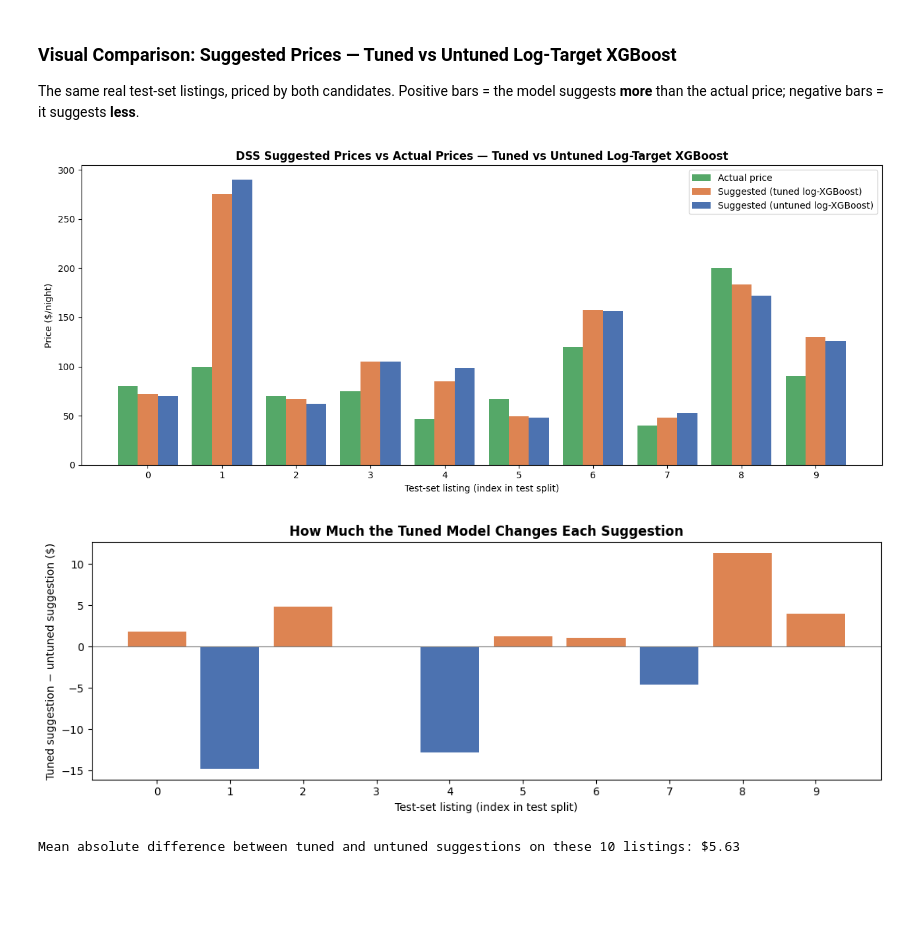
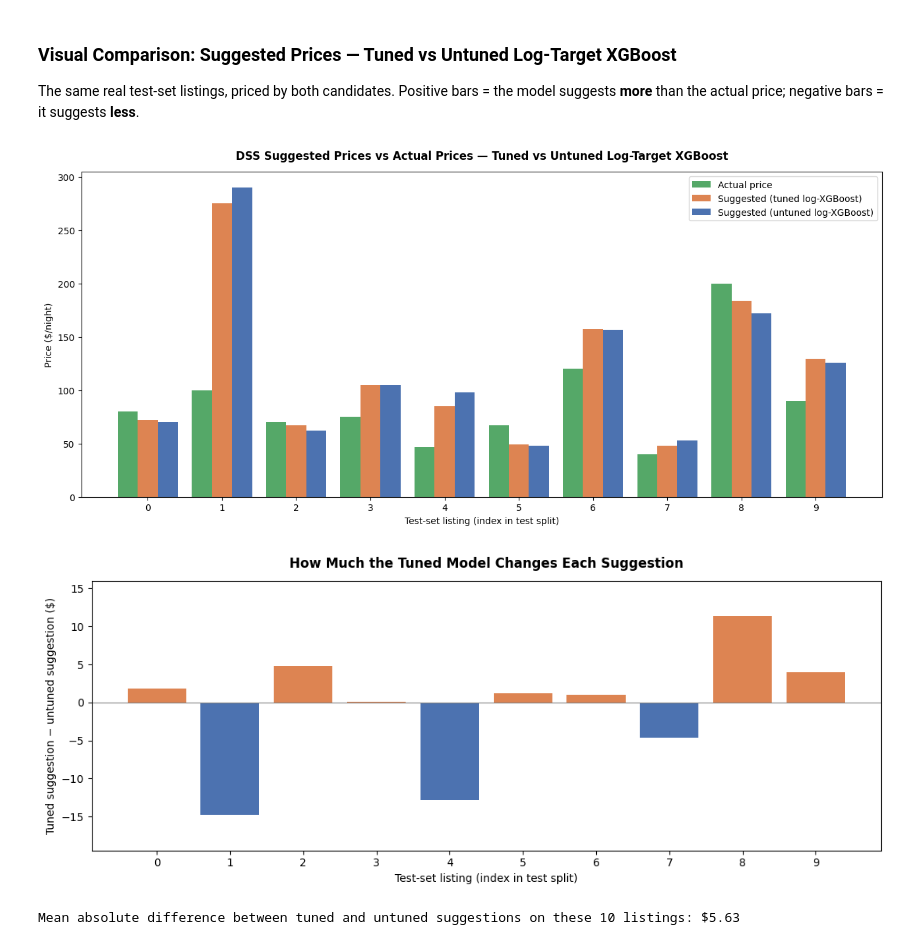
Before and after one commit to Messiri4/Airbnb_Predictor, a Jupyter notebook: Airbnb_Price_Prediction_updated.ipynb, the cells around one changed output. Drawn from its saved outputs; the diff is of its cells as text; code cells hidden in the pictures; blank space fills up the shorter version.

```diff
--- a/Airbnb_Price_Prediction_updated.ipynb
+++ b/Airbnb_Price_Prediction_updated.ipynb
@@ -1155,37 +1154,38 @@ plot_df = pd.DataFrame({
     'Actual': sample['Actual Price'].to_numpy(),
     'Tuned suggestion': sample['Suggested (tuned)'].to_numpy(),
     'Untuned suggestion': untuned_suggestions
 })
 
-fig, ax = plt.subplots(figsize=(13, 5.5))
+fig, ax = plt.subplots(figsize=(13, 6))
 x = np.arange(N)
 w = 0.27
 ax.bar(x - w, plot_df['Actual'], w, label='Actual price', color='#55a868')
 ax.bar(x,     plot_df['Tuned suggestion'], w, label='Suggested (tuned log-XGBoost)', color='#dd8452')
 ax.bar(x + w, plot_df['Untuned suggestion'], w, label='Suggested (untuned log-XGBoost)', color='#4c72b0')
 ax.set_xticks(x)
 ax.set_xlabel('Test-set listing (index in test split)')
 ax.set_ylabel('Price ($/night)')
-ax.set_title('DSS Suggested Prices vs Actual Prices — Tuned vs Untuned Log-Target XGBoost', fontweight='bold')
+ax.set_title('DSS Suggested Prices vs Actual Prices — Tuned vs Untuned Log-Target XGBoost', fontweight='bold', pad=14)
 ax.legend()
 plt.tight_layout()
 plt.show()
 
 # Difference-of-suggestions plot for the same listings
 diff = plot_df['Tuned suggestion'] - plot_df['Untuned suggestion']
-fig, ax = plt.subplots(figsize=(11, 4))
+fig, ax = plt.subplots(figsize=(11, 4.5))
 colors_d = ['#dd8452' if v > 0 else '#4c72b0' for v in diff]
 ax.bar(x, diff, color=colors_d)
 ax.axhline(0, color='gray', linewidth=0.8)
 ax.set_xticks(x)
 ax.set_xlabel('Test-set listing (index in test split)')
 ax.set_ylabel('Tuned suggestion − untuned suggestion ($)')
-ax.set_title('How Much the Tuned Model Changes Each Suggestion', fontweight='bold')
+ax.set_title('How Much the Tuned Model Changes Each Suggestion', fontweight='bold', pad=12)
+ax.margins(y=0.18)
 plt.tight_layout()
 plt.show()
 
 print(f"Mean absolute difference between tuned and untuned suggestions on these {N} listings: ${diff.abs().mean():.2f}")
 # %% [output]
-[figure, old version]
+[figure, new version]
-[figure, old version]
+[figure, new version]
 Mean absolute difference between tuned and untuned suggestions on these 10 listings: $5.63
```
Also changed, not shown: parts of 2 cells of this notebook.
